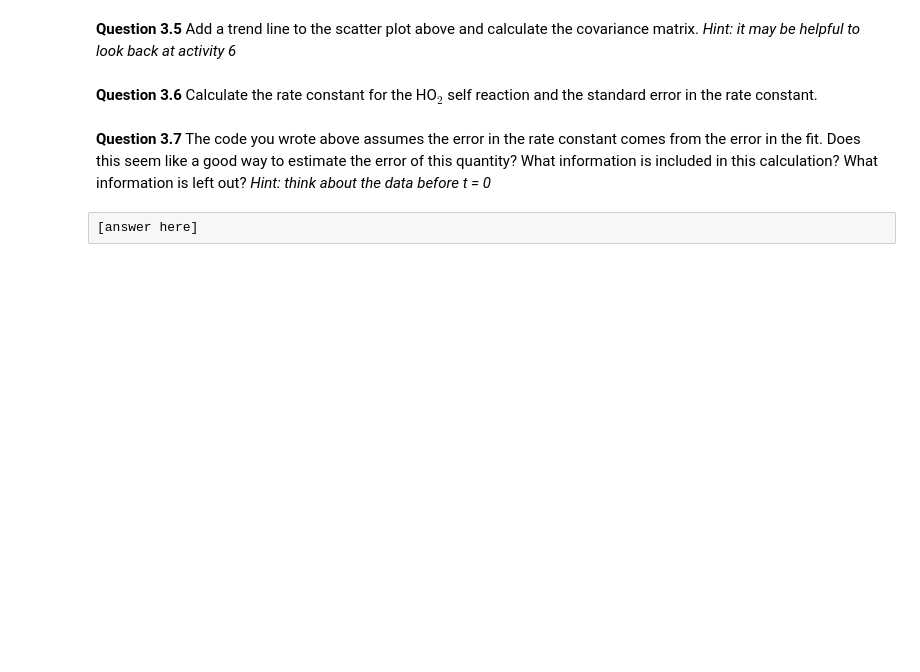
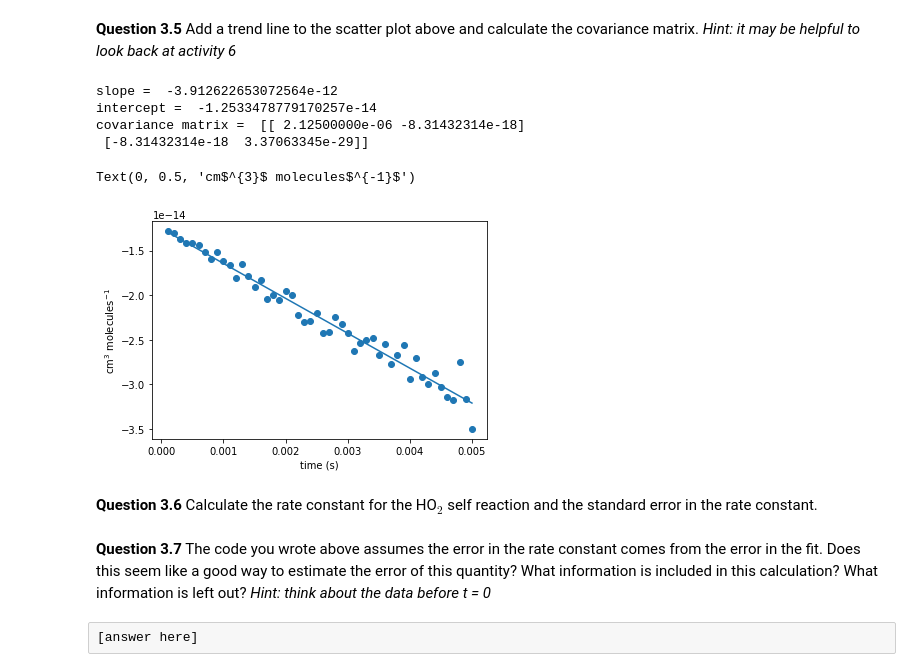
Before and after one commit to qdzhu/ACES, a Jupyter notebook: 7_PS_Analytical_Chemistry_II_studentversion.ipynb, the cells around one changed output. Saved outputs shown, nothing was run; the diff lists cells and outputs as text; code cells hidden in the pictures; blank space fills up the shorter version.

```diff
--- a/7_PS_Analytical_Chemistry_II_studentversion.ipynb
+++ b/7_PS_Analytical_Chemistry_II_studentversion.ipynb
@@ -106,2 +130,25 @@ plt.ylabel('cm$^{3}$ molecules$^{-1}$')
+# %%
+times = np.array(HO2_data_final['tsec'].values, dtype = float)
+inv_HO2 = np.array(1/HO2_data_final['concentration'].values, dtype = float)
+
+
+m, b = np.polyfit(times, inv_HO2, 1)
+print('slope = ',m)
+print('intercept = ',b)
+print('covariance matrix = ',np.cov(times, inv_HO2))
+#code for plotting data
+fig, ax = plt.subplots(num=None, facecolor='w', edgecolor='k')
+ax.scatter(times,inv_HO2)
+plt.plot(times, b + m *times, '-')
+
+plt.xlabel('time (s)')
+plt.ylabel('cm$^{3}$ molecules$^{-1}$')
+# %% [output]
+slope =  -3.912622653072564e-12
+intercept =  -1.2533478779170257e-14
+covariance matrix =  [[ 2.12500000e-06 -8.31432314e-18]
+ [-8.31432314e-18  3.37063345e-29]]
+Text(0, 0.5, 'cm$^{3}$ molecules$^{-1}$')
+[figure, added]
 # %% [markdown]
 **Question 3.6** Calculate the rate constant for the HO$_2$ self reaction and the standard error in the rate constant.
```
Also changed, not shown: parts of 19 cells of this notebook.
